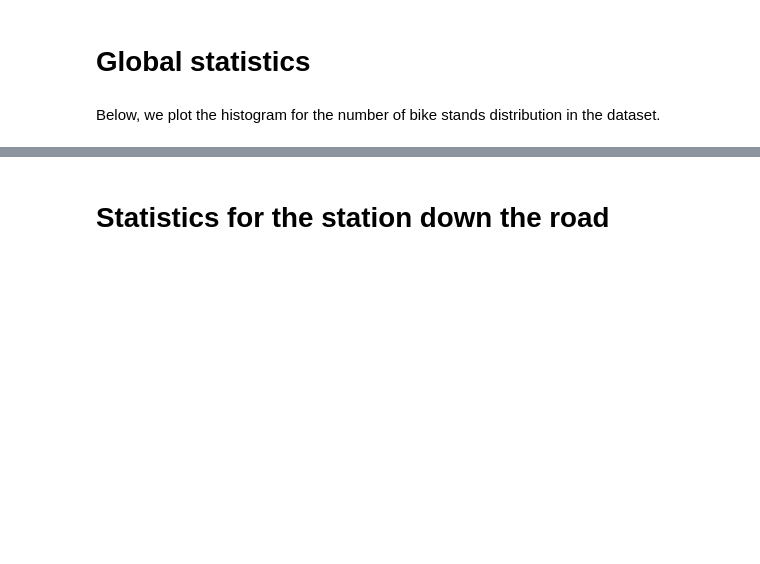
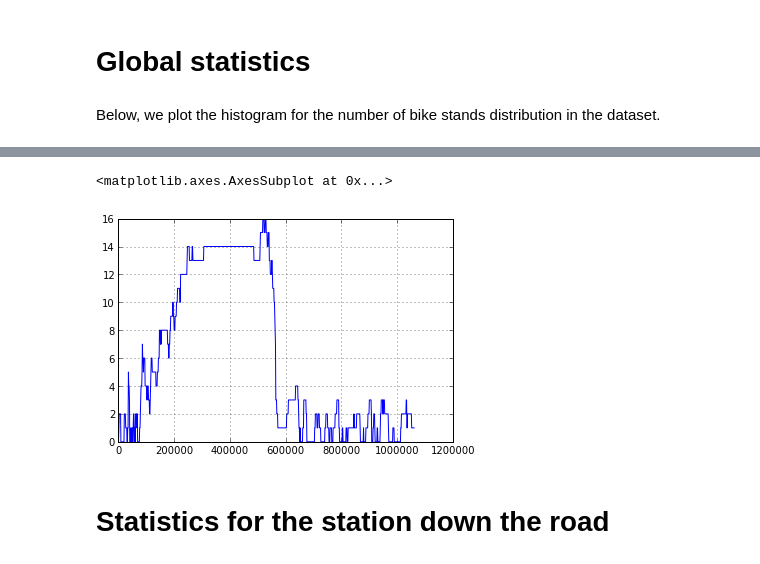
Before and after one commit to flothesof/VelibApp, a Jupyter notebook: Data Analysis.ipynb, the cells around one changed output, grey strips where cells are left out. Cells and saved outputs as stored; diff of their text form; code cells hidden in the pictures; blank space fills up the shorter version.

```diff
--- a/Data Analysis.ipynb
+++ b/Data Analysis.ipynb
@@ -62,3 +68,8 @@ df.bike_stands.hist()
+# %%
+df[df.station_number == 14019].available_bikes.plot()
+# %% [output]
+<matplotlib.axes.AxesSubplot at 0x...>
+[figure, added]
 # %% [markdown]
 # Statistics for the station down the road
 # %%
```
Also changed, not shown: parts of 23 cells of this notebook.
